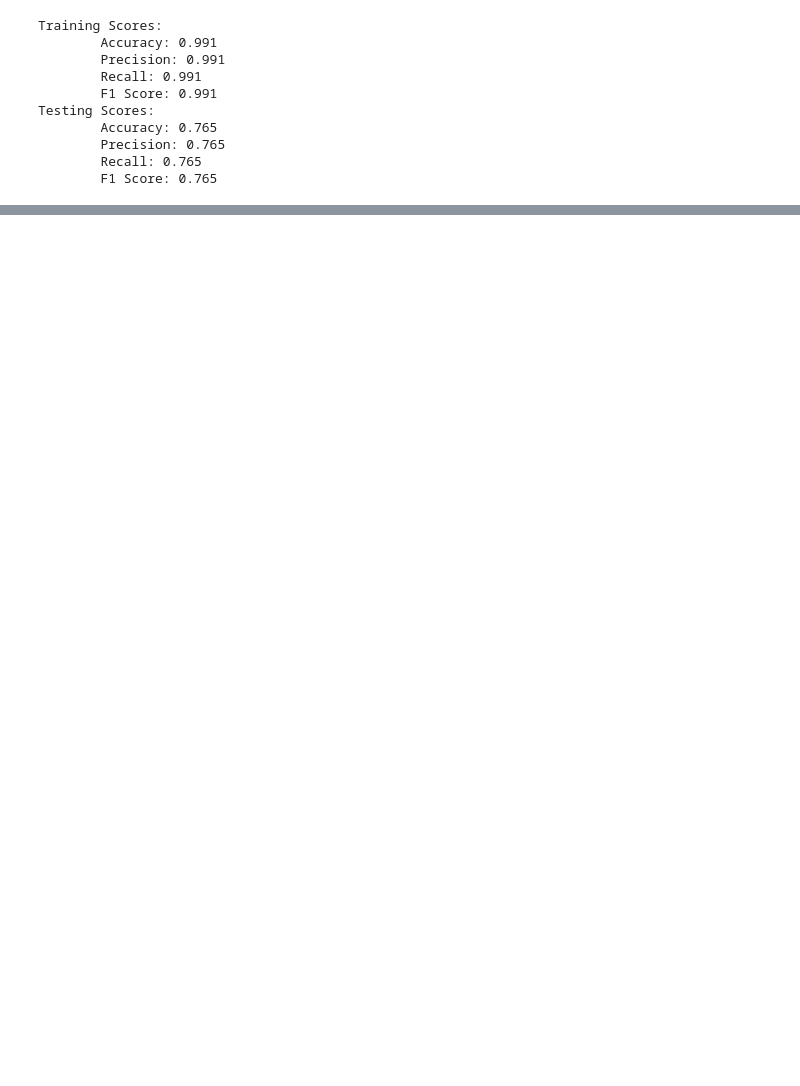
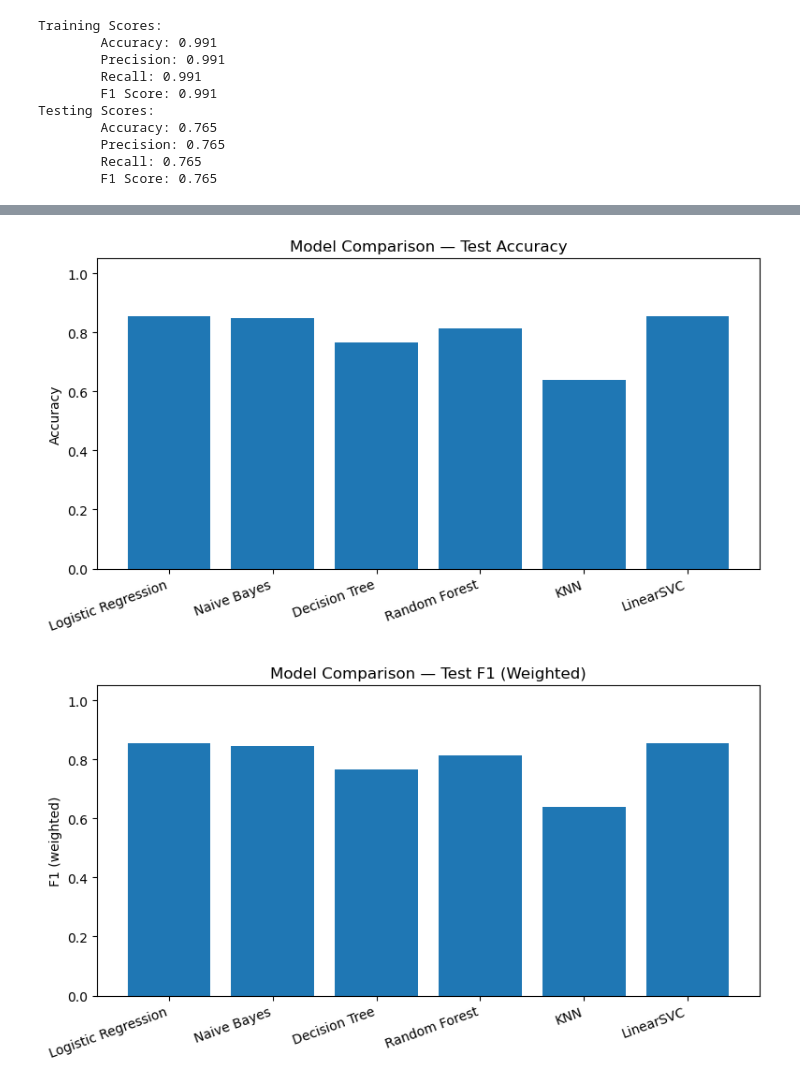
Before and after one commit to sumudumudunayana/news_classification_ML_project, a Jupyter notebook: notebooks/02.data_pre_processing.ipynb, the cells around one changed output, grey strips where cells are left out. Cells and saved outputs as stored; diff of their text form; code cells hidden in the pictures; blank space fills up the shorter version.

```diff
--- a/notebooks/02.data_pre_processing.ipynb
+++ b/notebooks/02.data_pre_processing.ipynb
@@ -676,3 +782,30 @@ Testing Scores:
+# %%
+model_names = list(results.keys())
+test_acc = [results[m]["test"]["Accuracy"] for m in model_names]
+
+plt.figure(figsize=(8,4.5))
+plt.bar(model_names, test_acc)
+plt.ylabel("Accuracy")
+plt.ylim(0, 1.05)
+plt.title("Model Comparison — Test Accuracy")
+plt.xticks(rotation=20, ha='right')
+plt.tight_layout()
+plt.show()
+
+# Test F1 (weighted)
+test_f1 = [results[m]["test"]["F1"] for m in model_names]
+
+plt.figure(figsize=(8,4.5))
+plt.bar(model_names, test_f1)
+plt.ylabel("F1 (weighted)")
+plt.ylim(0, 1.05)
+plt.title("Model Comparison — Test F1 (Weighted)")
+plt.xticks(rotation=20, ha='right')
+plt.tight_layout()
+plt.show()
+# %% [output]
+[figure, added]
+[figure, added]
 # %%
 # saving the prefered model
 # %%
```
Also changed, not shown: parts of 23 cells of this notebook.
